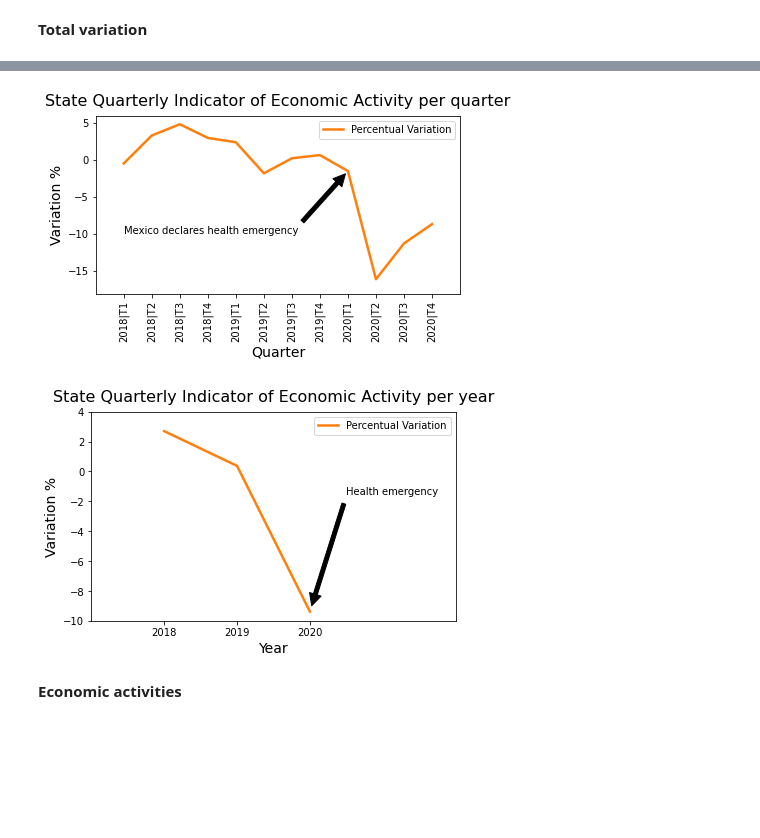
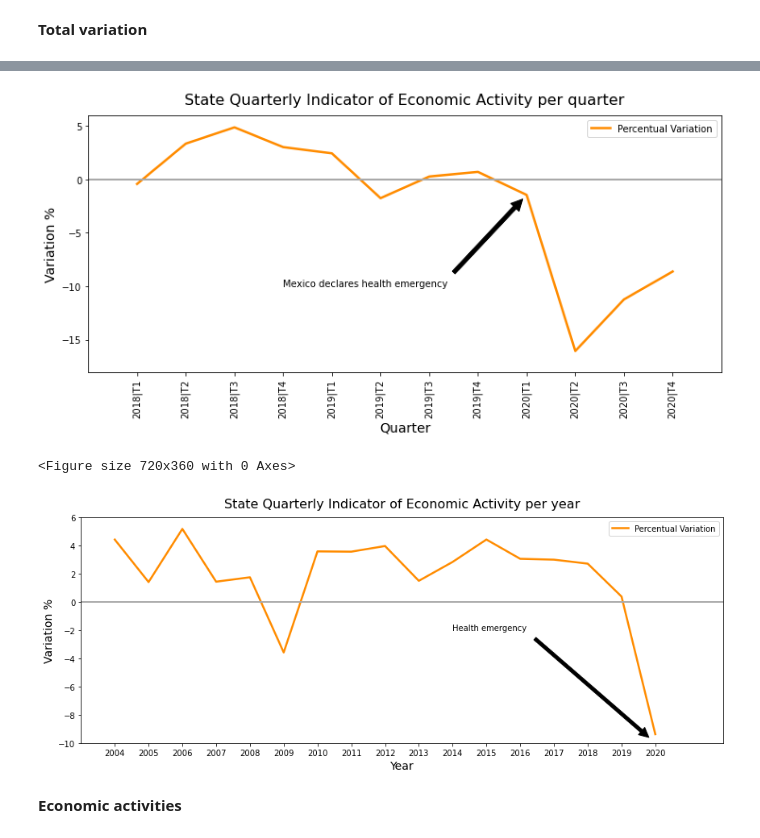
Before and after one commit to martinsingla/data-project, a Jupyter notebook: ec_activity.ipynb, the cells around one changed output, grey strips where cells are left out. Saved outputs shown, nothing was run; the diff lists cells and outputs as text; code cells hidden in the pictures; blank space fills up the shorter version.

Commit message:
graphs details

```diff
--- a/ec_activity.ipynb
+++ b/ec_activity.ipynb
@@ -67,7 +67,8 @@ Descriptores     object
 Length: 91, dtype: object
 # %%
 # Extract only columns
-reduced_itaee = itaee_data.loc[:, ['Descriptores','2018|T1','2018|T2', '2018|T3', '2018|T4', '2018|Anual',
+reduced_itaee = itaee_data.loc[:, ['Descriptores','2003|Anual', '2004|Anual', '2005|Anual', '2006|Anual', '2007|Anual', '2008|Anual','2009|Anual','2010|Anual', '2011|Anual',
+'2012|Anual', '2013|Anual', '2014|Anual',  '2015|Anual', '2016|Anual', '2017|Anual','2018|T1','2018|T2', '2018|T3', '2018|T4', '2018|Anual',
                                    '2019|T1', '2019|T2', '2019|T3', '2019|T4', '2019|Anual',
                                    '2020|T1<R>', '2020|T2<R>', '2020|T3<R>', '2020|T4<P>', '2020|Anual']]
 reduced_itaee.head()
@@ -108,9 +111,10 @@ Crecimiento económico. El crecimiento económico se calcula a partir de la sigu
 #Extract only rows that cointains'Variación porcentual'
 variation_percentage = reduced_itaee.loc[reduced_itaee['Descriptores'].str.contains('Variación porcentual')]
 
-variation_percentage.rename({'2018|Anual':'2018','2019|Anual':'2019','2020|Anual':'2020',
-                                     '2020|T1<R>': '2020|T1', '2020|T2<R>': '2020|T2','2020|T3<R>':'2020|T3',
-                                    '2020|T4<P>':'2020|T4'},  axis='columns', inplace = True)
+variation_percentage.rename({'2003|Anual':'2003', '2004|Anual':'2004', '2005|Anual':'2005', '2006|Anual':'2006', '2007|Anual':'2007', '2008|Anual':'2008','2009|Anual':'2009','2010|Anual':'2010', '2011|Anual':'2011', '2012|Anual':'2012', '2013|Anual':'2013',
+                             '2014|Anual':'2014',  '2015|Anual':'2015', '2016|Anual':'2016', '2017|Anual':'2017', '2018|Anual':'2018','2019|Anual':'2019','2020|Anual':'2020',
+                             '2020|T1<R>': '2020|T1', '2020|T2<R>': '2020|T2','2020|T3<R>':'2020|T3',
+                             '2020|T4<P>':'2020|T4'},  axis='columns', inplace = True)
 
 variation_percentage
 # %% [output]
@@ -166,46 +186,50 @@ annual_var_total
 # %%
 # ploting
 tq_f= quarter_var_total.reset_index()
 tq_t = tq_f['index']
 tq_v = tq_f['Total Percentual Variation']
-percentual_variation, = plt.plot(tq_t, tq_v,color="tab:orange",linewidth= 2.5, linestyle= "-", label="Percentual Variation")
+percentual_variation, = plt.plot(tq_t, tq_v,color="darkorange",linewidth= 2.5, linestyle= "-", label="Percentual Variation")
 tick_locations = [value for value in tq_t]
 plt.xticks(tick_locations, tq_t, rotation="vertical")
 plt.legend(loc="best")
 plt.title("State Quarterly Indicator of Economic Activity per quarter", fontsize=16, y=1.02)
 plt.xlabel("Quarter", fontsize=14)
 plt.ylabel("Variation %", fontsize=14)
 plt.xlim(-1,12)
 plt.ylim(-18,6)
-plt.annotate(f'Mexico declares health emergency',fontsize=10,color="black",xy=(8, -1.464246),xytext=(0,-10),
+plt.annotate(f'Mexico declares health emergency',fontsize=10,color="black",xy=(8, -1.464246),xytext=(3,-10),
              arrowprops=dict(facecolor='black', shrink=0.05))
 
+plt.axhline(y=0, color='darkgray', linestyle='-',linewidth=2)
+plt.figure(figsize=(10,5))
 plt.tight_layout()
 plt.savefig("Images/itaee_quarter.png")
 plt.show()
 # %% [output]
-[figure, old version]
+[figure, new version]
+<Figure size 720x360 with 0 Axes>
 # %%
 # ploting
 tq_fn = annual_var_total.reset_index()
 tq_fn
 tq_tn = tq_fn['index']
 tq_vn = tq_fn['Total Percentual Variation']
-percentual_variation_n, = plt.plot(tq_tn, tq_vn,color='tab:orange',linewidth= 2.5, linestyle= "-", label="Percentual Variation")
+percentual_variation_n, = plt.plot(tq_tn, tq_vn,color='darkorange',linewidth= 2.5, linestyle= "-", label="Percentual Variation")
 plt.legend(loc="best")
 plt.title("State Quarterly Indicator of Economic Activity per year", fontsize=16, y=1.02)
 plt.xlabel("Year", fontsize=14)
 plt.ylabel("Variation %", fontsize=14)
-plt.xlim(-1,4)
-plt.ylim(-10,4)
-plt.annotate(f'Health emergency',fontsize=10,color="black",xy=(2, -9.380736),xytext=(2.5,-1.5),
+plt.xlim(-1,18)
+plt.ylim(-10,6)
+plt.annotate(f'Health emergency',fontsize=10,color="black",xy=(16, -10),xytext=(10,-2),
              arrowprops=dict(facecolor='black', shrink=0.05))
-
+plt.axhline(y=0, color='darkgray', linestyle='-',linewidth=2)
+plt.rcParams["figure.figsize"] = (12,5)
 plt.tight_layout()
 plt.savefig("Images/itaee_year.png")
 plt.show()
 # %% [output]
-[figure, old version]
+[figure, new version]
 # %% [markdown]
 **Economic activities**
 # %%
```
Also changed, not shown: parts of 8 cells of this notebook, 5 other files.
